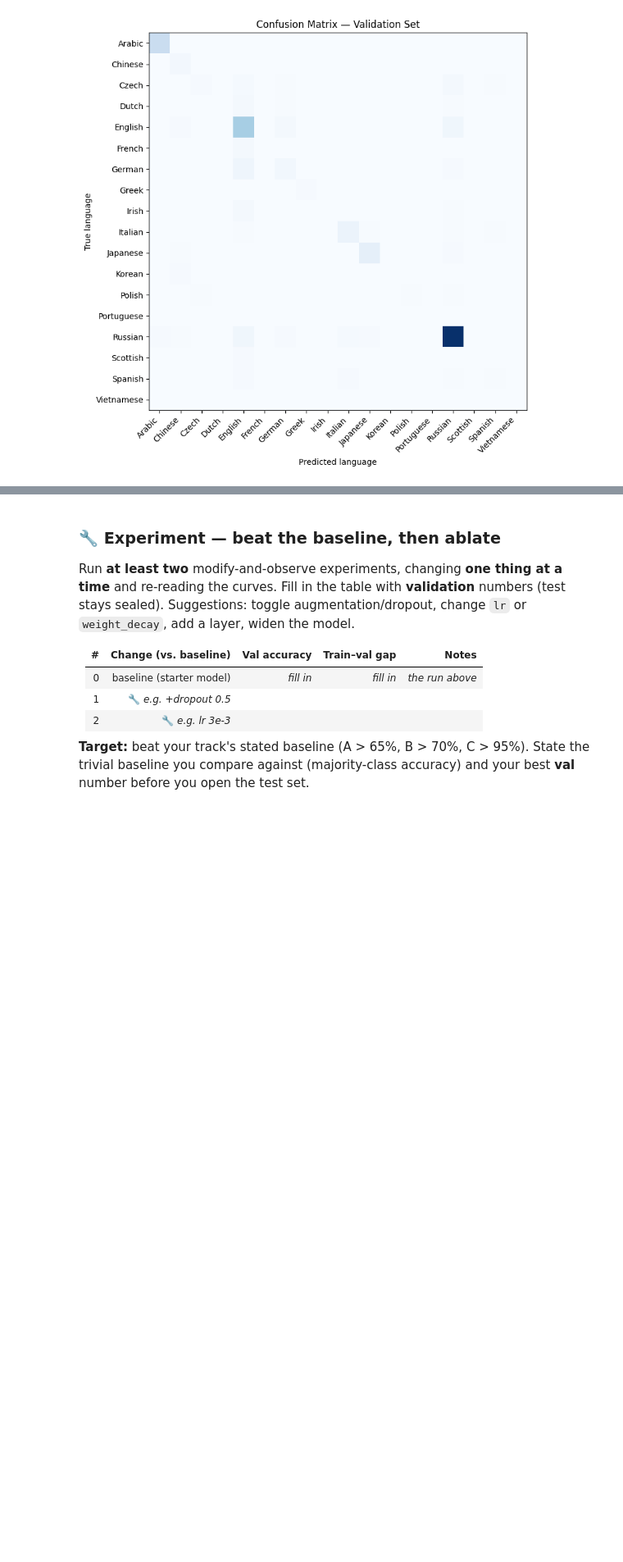
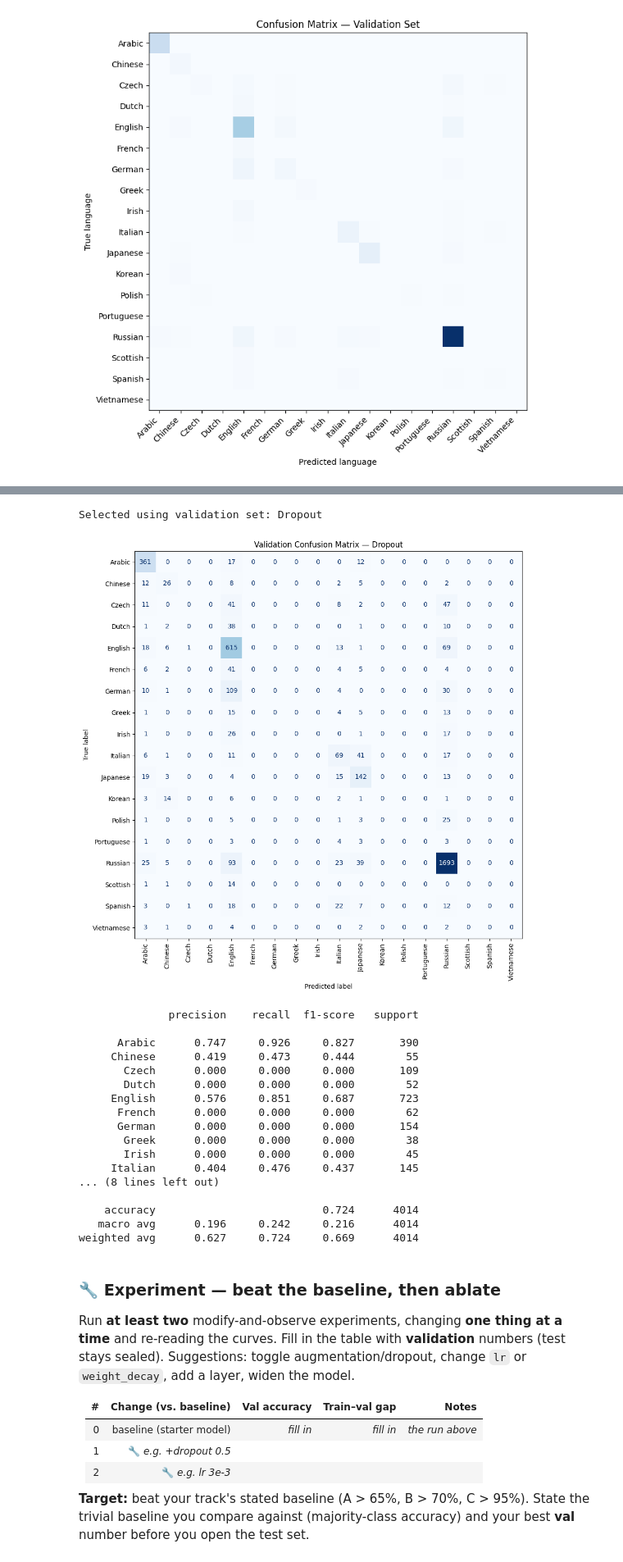
Before and after one commit to taehubhub-commits/Deeplearn_sittipan, a Jupyter notebook: deeplearn_text.ipynb, the cells around one changed output, grey strips where cells are left out. Shown at 82% size. Saved outputs shown, nothing was run; the diff lists cells and outputs as text; code cells hidden in the pictures; blank space fills up the shorter version.

```diff
--- a/deeplearn_text.ipynb
+++ b/deeplearn_text.ipynb
@@ -621,3 +757,81 @@ plt.show()
+# %%
+
+from sklearn.metrics import confusion_matrix, classification_report, ConfusionMatrixDisplay
+
+# เลือกโมเดลจาก Validation accuracy สูงสุด
+runs = [
+    ("Baseline", baseline, hist_base),
+    ("Dropout", model_dropout, hist_dropout),
+    ("Lower learning rate", model_lr, hist_lr)
+]
+
+best_name, best_model, best_hist = max(
+    runs,
+    key=lambda item: max(item[2]["val_acc"])
+)
+
+print("Selected using validation set:", best_name)
+
+# เก็บคำทำนายจาก Validation Set เท่านั้น
+best_model.eval()
+all_true, all_pred = [], []
+
+with torch.no_grad():
+    for x, y in val_loader:
+        x = x.to(device)
+        logits = best_model(x)
+        pred = logits.argmax(dim=1).cpu()
+
+        all_true.extend(y.cpu().tolist())
+        all_pred.extend(pred.tolist())
+
+# Confusion Matrix
+cm = confusion_matrix(all_true, all_pred)
+
+fig, ax = plt.subplots(figsize=(12, 10))
+disp = ConfusionMatrixDisplay(
+    confusion_matrix=cm,
+    display_labels=classes
+)
+disp.plot(
+    ax=ax,
+    xticks_rotation=90,
+    cmap="Blues",
+    colorbar=False
+)
+ax.set_title(f"Validation Confusion Matrix — {best_name}")
+plt.tight_layout()
+plt.show()
+
+# Per-class precision, recall, F1-score
+print(classification_report(
+    all_true,
+    all_pred,
+    labels=list(range(len(classes))),
+    target_names=[str(c) for c in classes],
+    digits=3,
+    zero_division=0
+))
+# %% [output]
+Selected using validation set: Dropout
+[figure, added]
+              precision    recall  f1-score   support
+
+      Arabic      0.747     0.926     0.827       390
+     Chinese      0.419     0.473     0.444        55
+       Czech      0.000     0.000     0.000       109
+       Dutch      0.000     0.000     0.000        52
+     English      0.576     0.851     0.687       723
+      French      0.000     0.000     0.000        62
+      German      0.000     0.000     0.000       154
+       Greek      0.000     0.000     0.000        38
+       Irish      0.000     0.000     0.000        45
+     Italian      0.404     0.476     0.437       145
+... (8 lines left out)
+
+    accuracy                          0.724      4014
+   macro avg      0.196     0.242     0.216      4014
+weighted avg      0.627     0.724     0.669      4014
 # %% [markdown]
 ### 🔧 Experiment — beat the baseline, then ablate
 
```
Also changed, not shown: parts of 4 cells of this notebook.
